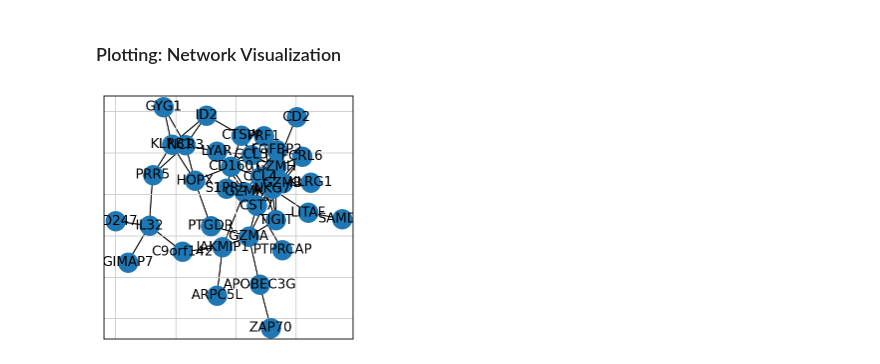
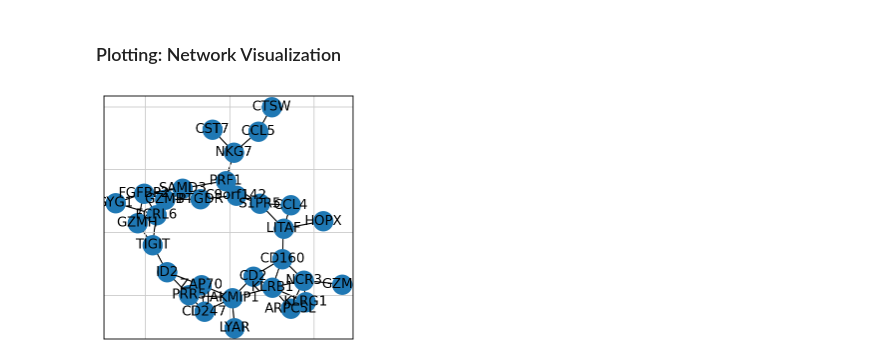
Before and after one commit to MingBit/PySCNet, a Jupyter notebook: tutorial/pyscnet_pbmc.ipynb, the cells around one changed output. Saved outputs shown, nothing was run; the diff lists cells and outputs as text; code cells hidden in the pictures.

```diff
--- a/tutorial/pyscnet_pbmc.ipynb
+++ b/tutorial/pyscnet_pbmc.ipynb
@@ -91,0 +94,4 @@ scanpy_gne = gdocker.rundocker(scanpy_gne.deepcopy, method='GENIE3',
+# %%
+scanpy_gne = gdocker.rundocker(scanpy_gne.deepcopy, method='PIDC',
+                               feature=Features, cell_clusterid='CD8 T',
+                                select_by='leiden')
@@ -92,8 +104,5 @@ scanpy_gne = gdocker.rundocker(scanpy_gne.deepcopy, method='GENIE3',
 # %% [markdown]
 The GRN result is saved into **NetAttrs** as a dataframe consisting *source*, *target* and *weight*. Top edges ordered by weight can be used for creating gene correlation graph.
-# %%
-# scanpy_gne.NetAttrs
-scanpy_gne = gdocker.buildnet(scanpy_gne, top=100)
 # %% [markdown]
 ### NetEnrich: Consensus edges and Build graph
 pyscnet provides multiple ways of predicting consensus network:
@@ -103,3 +112,7 @@ pyscnet provides multiple ways of predicting consensus network:
 3) graph embedding based prediction. <br/>
 
 Given consensus prediction, top *k* edges are selected for building gene graph. Genes importance can be estimated via node centralities including **Degree, PageRank, Closeness**. Furthermore, gene modules are predicted by applying community detection algorithms.
+# %%
+#find consensus links and buildnet
+scanpy_gne = gt.find_consensus_graph(scanpy_gne, key_links = ['PIDC_links', 'GENIE3_links'])
+scanpy_gne = gdocker.buildnet(scanpy_gne, key_links='consensus', top=300)
@@ -106,3 +121,4 @@ Given consensus prediction, top *k* edges are selected for building gene graph.
 # %%
-scanpy_gne = gt.get_centrality(scanpy_gne)
-scanpy_gne = gt.community_detect(scanpy_gne)
+# scanpy_gne = gt.get_centrality(scanpy_gne)
+# scanpy_gne = gt.detect_community(scanpy_gne)
+scanpy_gne.NetAttrs['PIDC_links'].head(10)
@@ -115,7 +155,7 @@ sn.dynamic_netShow(scanpy_gne, 'result/test.html')
 # %%
-sn.static_netShow(scanpy_gne, 'result/test.pdf')
+sn.static_netShow(scanpy_gne, filename ='result/test.pdf', link_key = 'PIDC_links')
 # %% [output]
-[figure, old version]
+[figure, new version]
 # %%
  #save pyscnet as pickle
 scanpy_gne.save_as('data/pyscnet_scanpy.pk')
```
Also changed, not shown: parts of 8 cells of this notebook, 6 other files.
